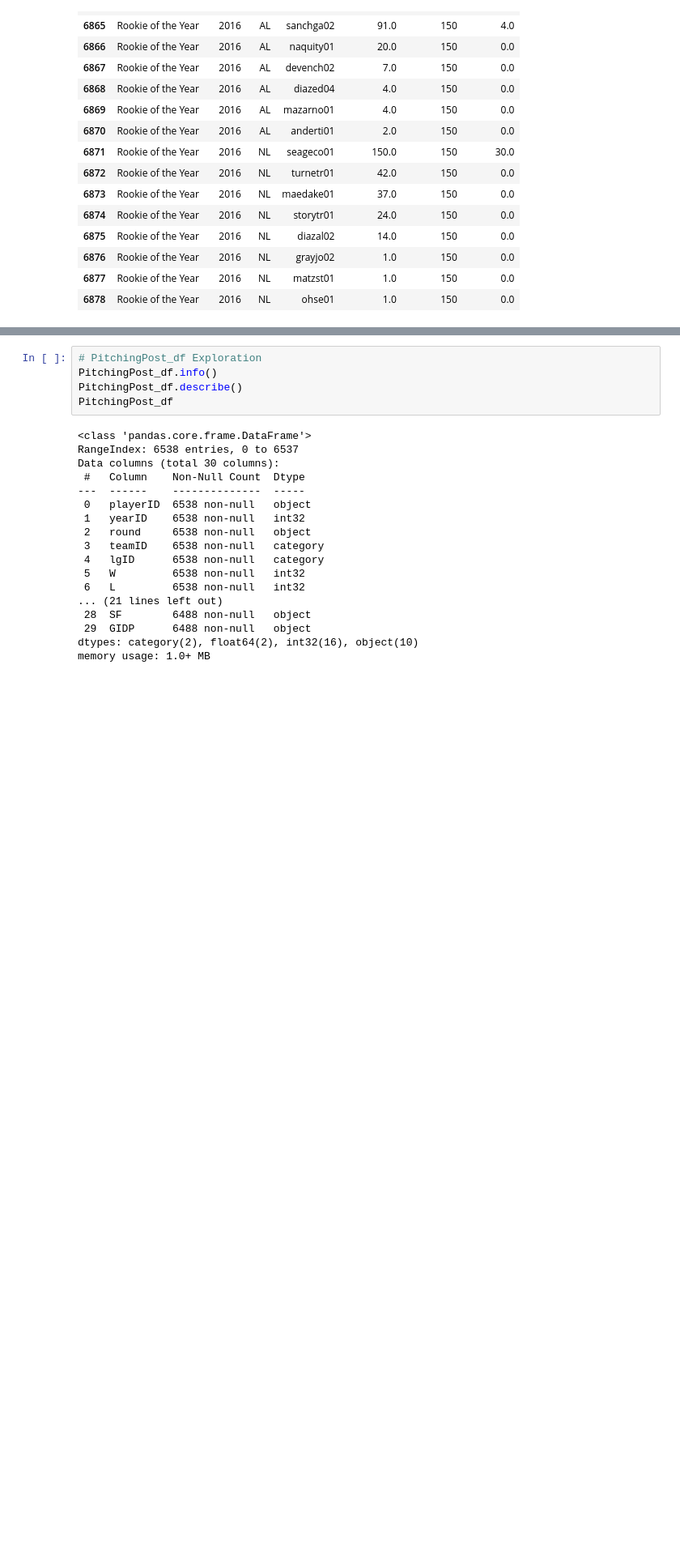
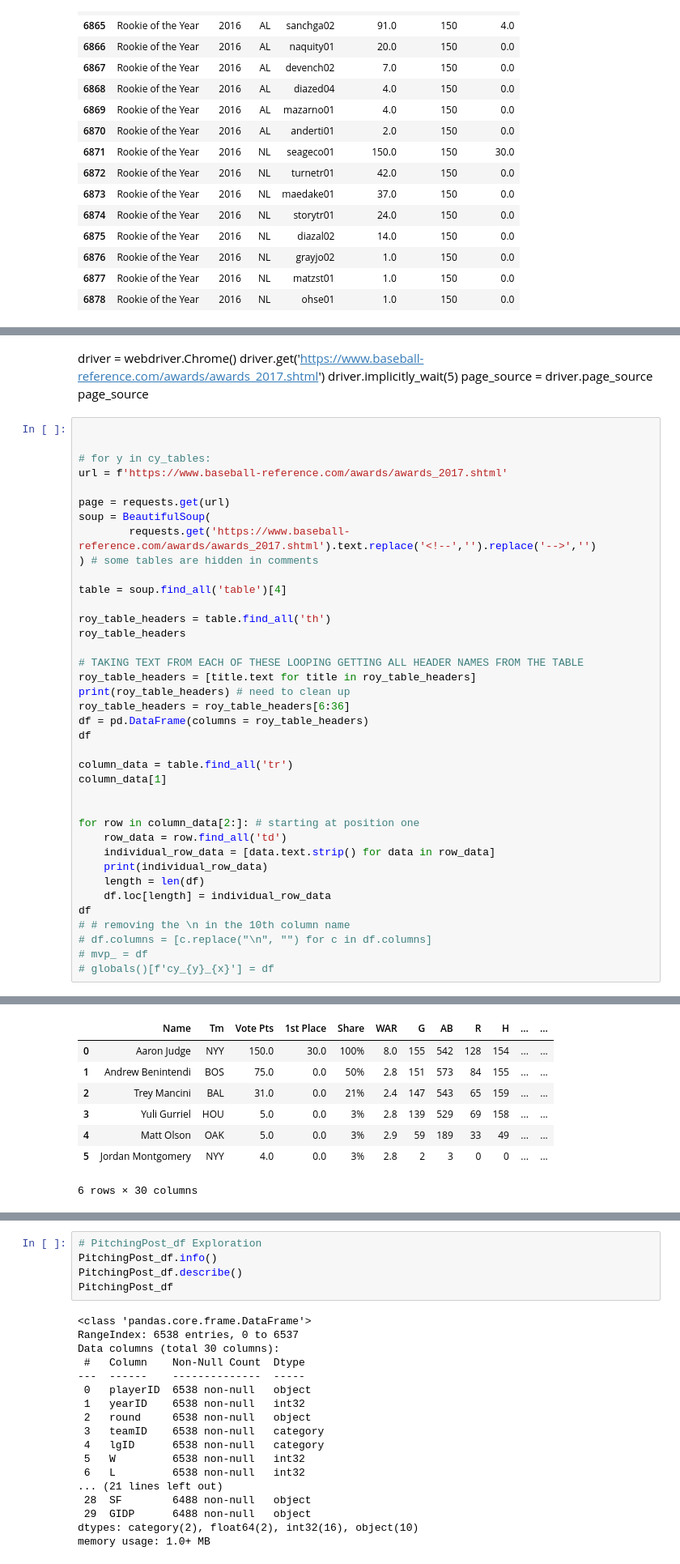
Before and after one commit to an-izq/Pitcher-HOF-Predictor, a Jupyter notebook: Pitcher-HOF-Predictor.ipynb, the cells around one changed output, grey strips where cells are left out. Shown at 81% size. Saved outputs shown, nothing was run; the diff lists cells and outputs as text; blank space fills up the shorter version.

```diff
--- a/Pitcher-HOF-Predictor.ipynb
+++ b/Pitcher-HOF-Predictor.ipynb
@@ -254,0 +240,45 @@ max    2016.000000   448.000000   448.000000    32.000000
+# %% [markdown]
+driver = webdriver.Chrome()
+driver.get('https://www.baseball-reference.com/awards/awards_2017.shtml')
+driver.implicitly_wait(5)
+page_source = driver.page_source
+page_source
+# %%
+
+
+# for y in cy_tables:
+url = f'https://www.baseball-reference.com/awards/awards_2017.shtml'
+
+page = requests.get(url)
+soup = BeautifulSoup(
+        requests.get('https://www.baseball-reference.com/awards/awards_2017.shtml').text.replace('<!--','').replace('-->','')
+) # some tables are hidden in comments
+
+table = soup.find_all('table')[4]
+
+roy_table_headers = table.find_all('th')
+roy_table_headers
+
+# TAKING TEXT FROM EACH OF THESE LOOPING GETTING ALL HEADER NAMES FROM THE TABLE
+roy_table_headers = [title.text for title in roy_table_headers]
+print(roy_table_headers) # need to clean up
+roy_table_headers = roy_table_headers[6:36]
+df = pd.DataFrame(columns = roy_table_headers)
+df
+
+column_data = table.find_all('tr')
+column_data[1]
+
+
+for row in column_data[2:]: # starting at position one
+    row_data = row.find_all('td')
+    individual_row_data = [data.text.strip() for data in row_data]
+    print(individual_row_data)
+    length = len(df)
+    df.loc[length] = individual_row_data
+df
+# # removing the \n in the 10th column name
+# df.columns = [c.replace("\n", "") for c in df.columns]
+# mvp_ = df
+# globals()[f'cy_{y}_{x}'] = df
+# %% [output]
@@ -255,3 +292,11 @@ max    2016.000000   448.000000   448.000000    32.000000
+|  | Name | Tm | Vote Pts | 1st Place | Share | WAR | G | AB | R | H | ... | ... |
+| 0 | Aaron Judge | NYY | 150.0 | 30.0 | 100% | 8.0 | 155 | 542 | 128 | 154 | ... | ... |
+| 1 | Andrew Benintendi | BOS | 75.0 | 0.0 | 50% | 2.8 | 151 | 573 | 84 | 155 | ... | ... |
+| 2 | Trey Mancini | BAL | 31.0 | 0.0 | 21% | 2.4 | 147 | 543 | 65 | 159 | ... | ... |
+| 3 | Yuli Gurriel | HOU | 5.0 | 0.0 | 3% | 2.8 | 139 | 529 | 69 | 158 | ... | ... |
+| 4 | Matt Olson | OAK | 5.0 | 0.0 | 3% | 2.9 | 59 | 189 | 33 | 49 | ... | ... |
+| 5 | Jordan Montgomery | NYY | 4.0 | 0.0 | 3% | 2.8 | 2 | 3 | 0 | 0 | ... | ... |
+6 rows × 30 columns
 # %%
 # Web Scraping to get mvp, CY Young, and ROY results and votes for seasons after 2016
 seasons = ['2017', '2018', '2019', '2020', '2021', '2022']
```
Also changed, not shown: parts of 9 cells of this notebook.
